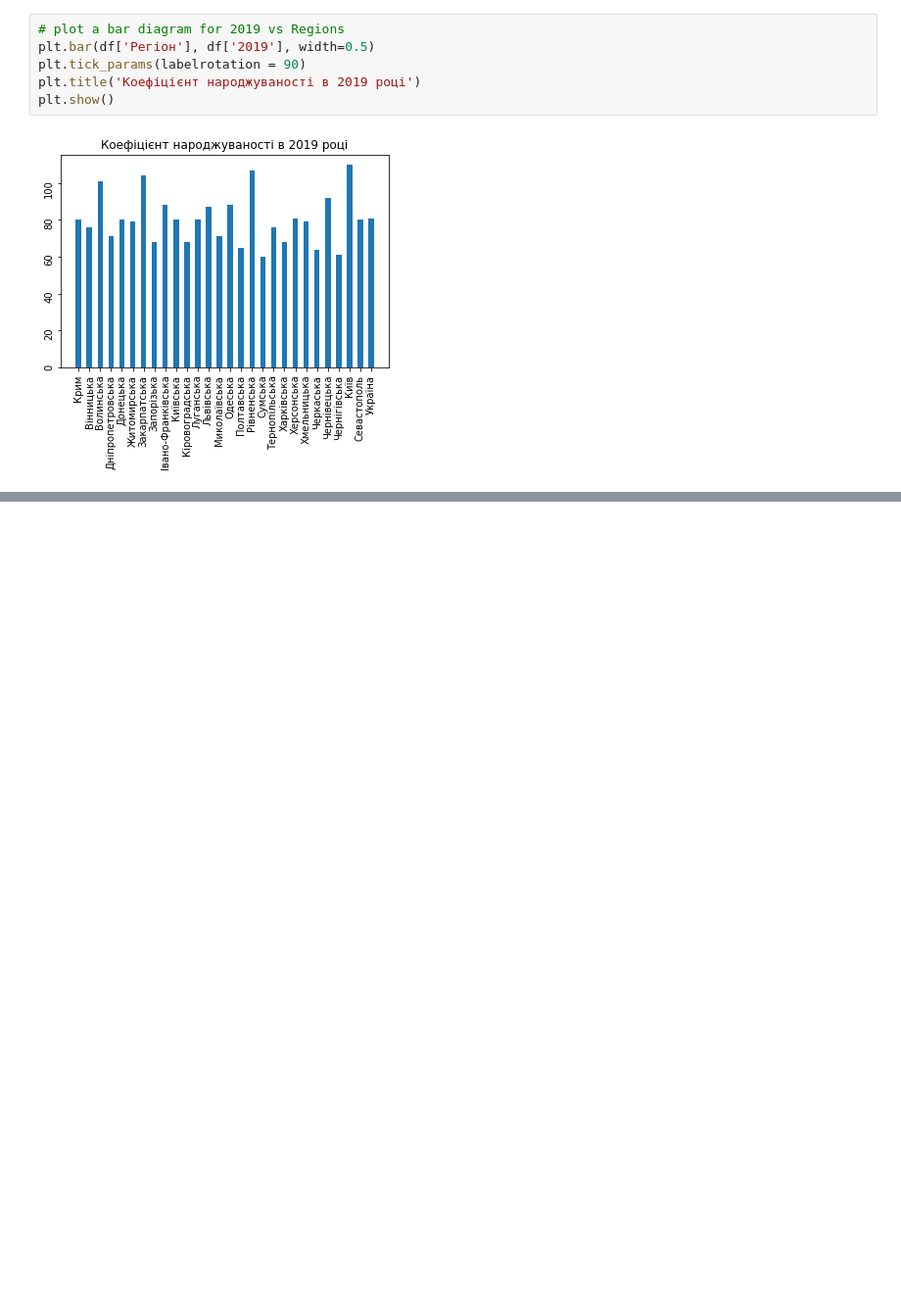
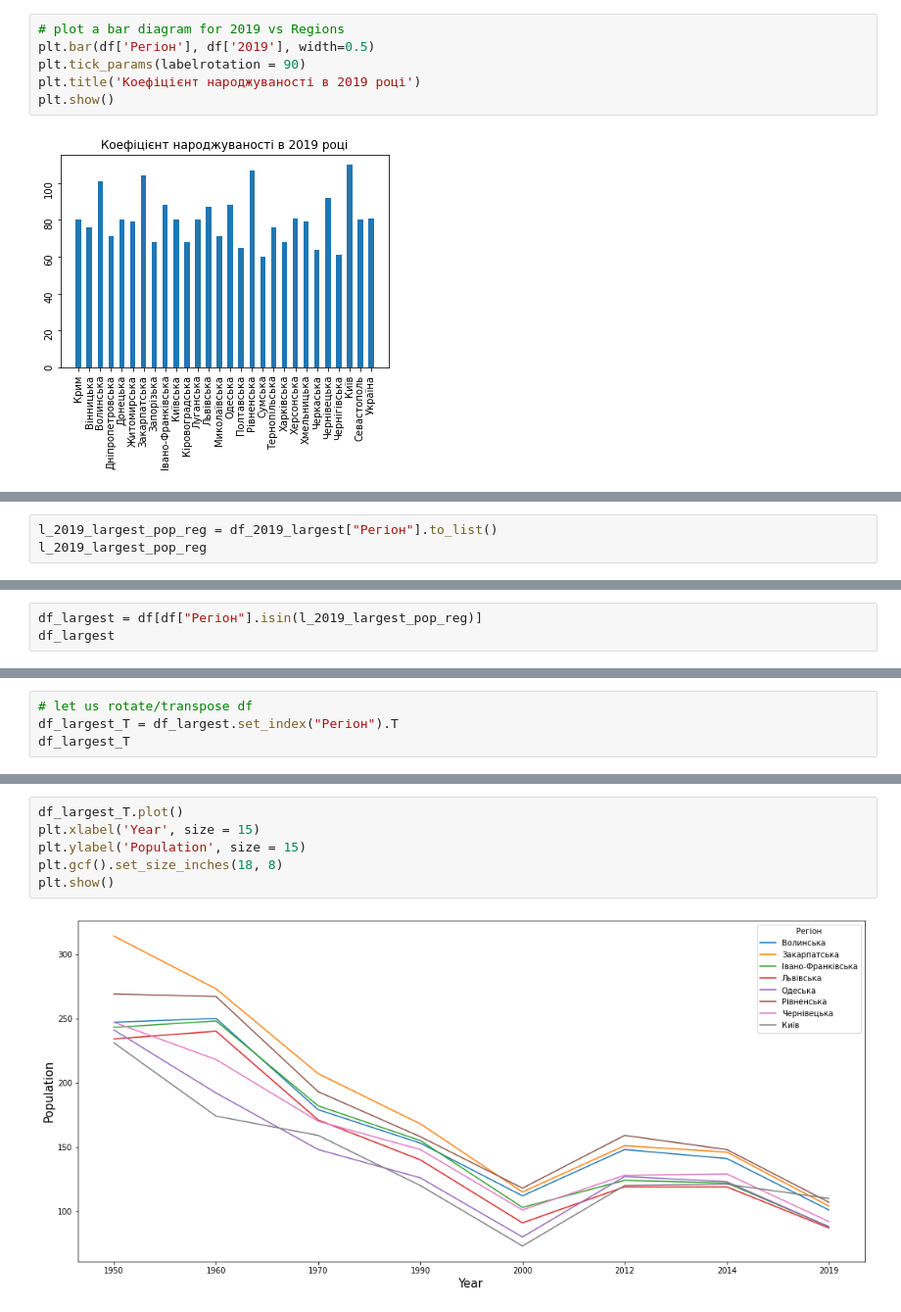
Before and after one commit to kovalch/GoIT_PythonDataScience, a Jupyter notebook: m02/Hw2.1.ipynb, the cells around one changed output, grey strips where cells are left out. Shown at 98% size. Cells and saved outputs as stored; diff of their text form; blank space fills up the shorter version.

```diff
--- a/m02/Hw2.1.ipynb
+++ b/m02/Hw2.1.ipynb
@@ -187,0 +190,3 @@ plt.show()
+# %%
+l_2019_largest_pop_reg = df_2019_largest["Регіон"].to_list()
+l_2019_largest_pop_reg
@@ -187,0 +202,3 @@ plt.show()
+# %%
+df_largest = df[df["Регіон"].isin(l_2019_largest_pop_reg)]
+df_largest
@@ -187,0 +215,4 @@ plt.show()
+# %%
+# let us rotate/transpose df
+df_largest_T = df_largest.set_index("Регіон").T
+df_largest_T
@@ -187,0 +242,8 @@ plt.show()
+# %%
+df_largest_T.plot()
+plt.xlabel('Year', size = 15)
+plt.ylabel('Population', size = 15)
+plt.gcf().set_size_inches(18, 8)
+plt.show()
+# %% [output]
+[figure, added]
```
Also changed, not shown: parts of 8 cells of this notebook, 2 other files.
